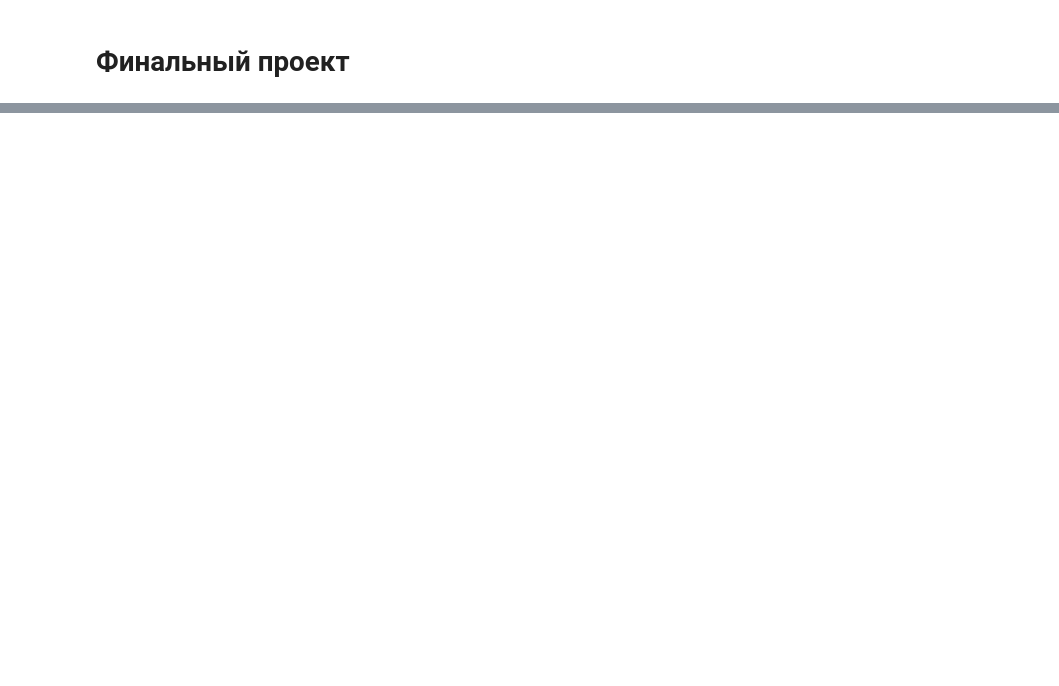
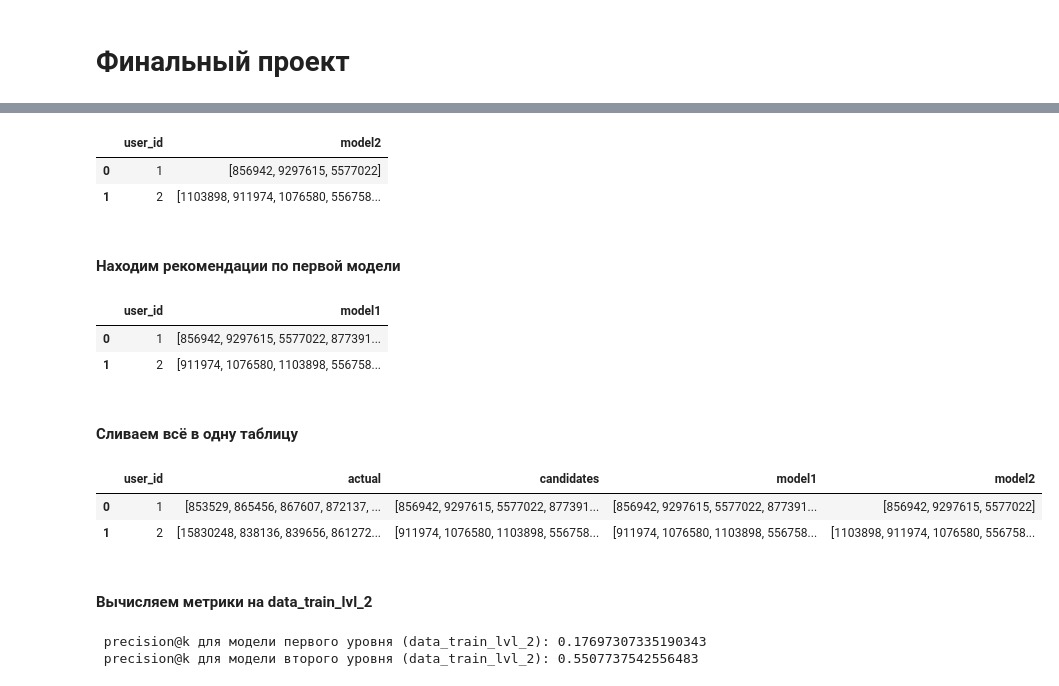
Before and after one commit to SemenovR/GB_RecommenderSystems, a Jupyter notebook: cproject/cproject.ipynb, the cells around one changed output, grey strips where cells are left out. Saved outputs shown, nothing was run; the diff lists cells and outputs as text; code cells hidden in the pictures; blank space fills up the shorter version.

```diff
--- a/cproject/cproject.ipynb
+++ b/cproject/cproject.ipynb
@@ -15,0 +218,42 @@
+# %%
+def get_model2(model, X, k):
+    # Получение данных модели второго уровня
+    X['preds'] = model.predict_proba(X)[:, 1]
+    result = X.sort_values(['user_id', 'preds'], ascending=False).groupby('user_id').head(k).\
+        groupby('user_id')['item_id'].unique().reset_index()
+    result.rename(columns={'item_id': 'model2'}, inplace=True)
+    return result
+# %%
+model2 = get_model2(lgb, X_train, K)
+model2.head(2)
+# %% [output]
+|  | user_id | model2 |
+| 0 | 1 | [856942, 9297615, 5577022] |
+| 1 | 2 | [1103898, 911974, 1076580, 556758... |
+# %% [markdown]
+#### Находим рекомендации по первой модели
+# %%
+def get_model1(model, data, k):
+    # Получение данных модели первого уровня
+    model1 = data.copy()
+    model1['model1'] = model1['user_id'].apply(lambda x: model.get_own_recommendations(x, N=k))
+    return model1[['user_id', 'model1']]
+# %%
+model1 = get_model1(recommender, result_lvl_2, K)
+model1.head(2)
+# %% [output]
+|  | user_id | model1 |
+| 0 | 1 | [856942, 9297615, 5577022, 877391... |
+| 1 | 2 | [911974, 1076580, 1103898, 556758... |
+# %% [markdown]
+#### Сливаем всё в одну таблицу
+# %%
+result_lvl_2 = result_lvl_2.merge(model1, on='user_id', how='left')
+result_lvl_2 = result_lvl_2.merge(model2, on='user_id', how='left')
+result_lvl_2.head(2)
+# %% [output]
+|  | user_id | actual | candidates | model1 | model2 |
+| 0 | 1 | [853529, 865456, 867607, 872137, ... | [856942, 9297615, 5577022, 877391... | [856942, 9297615, 5577022, 877391... | [856942, 9297615, 5577022] |
+| 1 | 2 | [15830248, 838136, 839656, 861272... | [911974, 1076580, 1103898, 556758... | [911974, 1076580, 1103898, 556758... | [1103898, 911974, 1076580, 556758... |
+# %% [markdown]
+#### Вычисляем метрики на data_train_lvl_2
@@ -15,0 +264,6 @@
+# %%
+print(' precision@k для модели первого уровня (data_train_lvl_2):', get_precision_at_k(result_lvl_2, 'model1', K), '\n',
+      'precision@k для модели второго уровня (data_train_lvl_2):', get_precision_at_k(result_lvl_2, 'model2', K))
+# %% [output]
+ precision@k для модели первого уровня (data_train_lvl_2): 0.17697307335190343
+ precision@k для модели второго уровня (data_train_lvl_2): 0.5507737542556483
```
Also changed, not shown: parts of 43 cells of this notebook, 4 other files.
